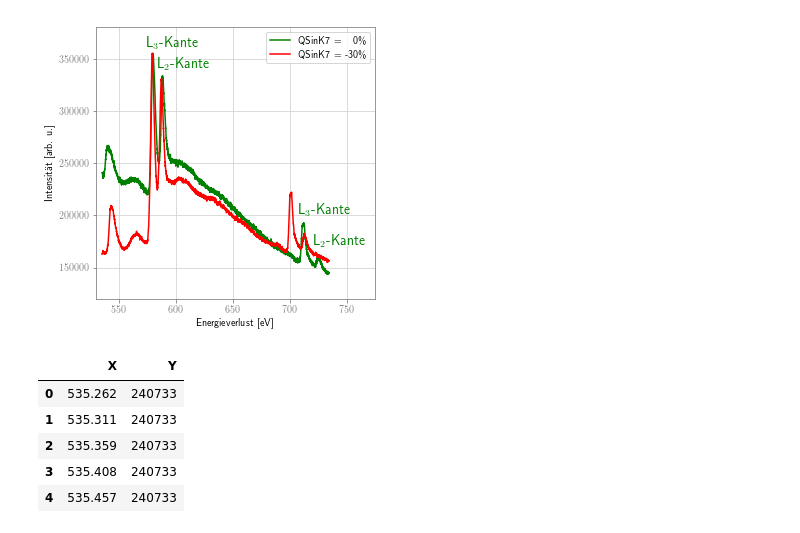
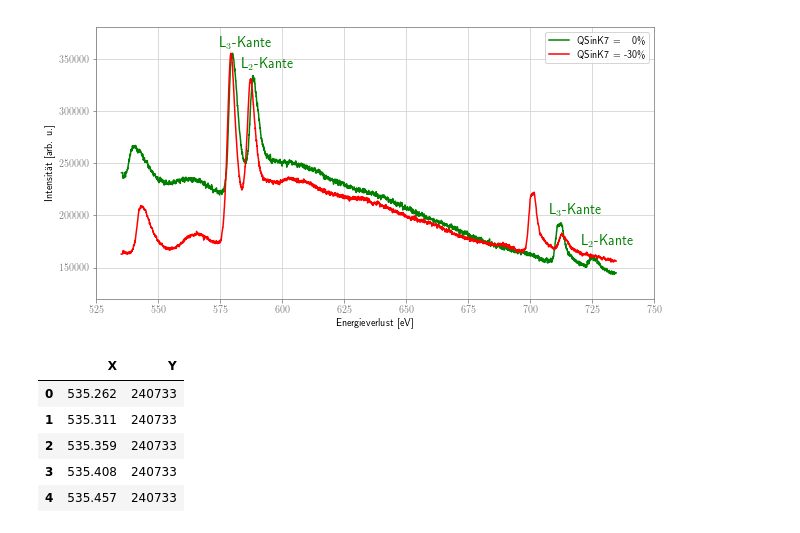
Before and after one commit to m-entrup/Dissertation, a Jupyter notebook: Jupyter-Notebooks/Kapitel3/SR-EELS-Energie-Kalibrierung.ipynb, the cells around one changed output. Drawn from its saved outputs; the diff is of its cells as text; code cells hidden in the pictures.

```diff
--- a/Jupyter-Notebooks/Kapitel3/SR-EELS-Energie-Kalibrierung.ipynb
+++ b/Jupyter-Notebooks/Kapitel3/SR-EELS-Energie-Kalibrierung.ipynb
@@ -9,22 +9,22 @@ df_0 = pd.read_csv('data/SR-EELS_energy-cal/EELS_635eV_0%.csv')
 df_30 = pd.read_csv('data/SR-EELS_energy-cal/EELS_635eV_-30%.csv')
 df_30['Y_scaled'] = df_30.Y * df_0.Y.max() / df_30.Y.max()
 # %%
-plt.figure(figsize=(5,5))
+plt.figure(figsize=(10,5))
 plt.plot(df_0.X, df_0.Y, label='QSinK7 = \ \enspace0\%', c='g')
 plt.plot(df_30.X, df_30.Y_scaled, label='QSinK7 = -30\%', c='r')
-plt.xlim(530, 775)
+plt.xlim(525, 750)
 plt.xlabel('Energieverlust [eV]')
 plt.ylim(12e4, 38e4)
 plt.ylabel('Intensität [arb. u.]')
 plt.text(575, 36e4, 'L$_3$-Kante', fontdict=dict(color='g', size=14))
 plt.text(584, 34e4, 'L$_2$-Kante', fontdict=dict(color='g', size=14))
 plt.text(708, 20e4, 'L$_3$-Kante', fontdict=dict(color='g', size=14))
 plt.text(721, 17e4, 'L$_2$-Kante', fontdict=dict(color='g', size=14))
 plt.legend(loc='best')
 plt.savefig('Bilder/SR-EELS_Energy-Cal_falsch.pdf')
 plt.show()
 # %% [output]
-[figure, old version]
+[figure, new version]
 # %%
 df_0.head()
 # %% [output]
```
Also changed, not shown: 1 other file.
